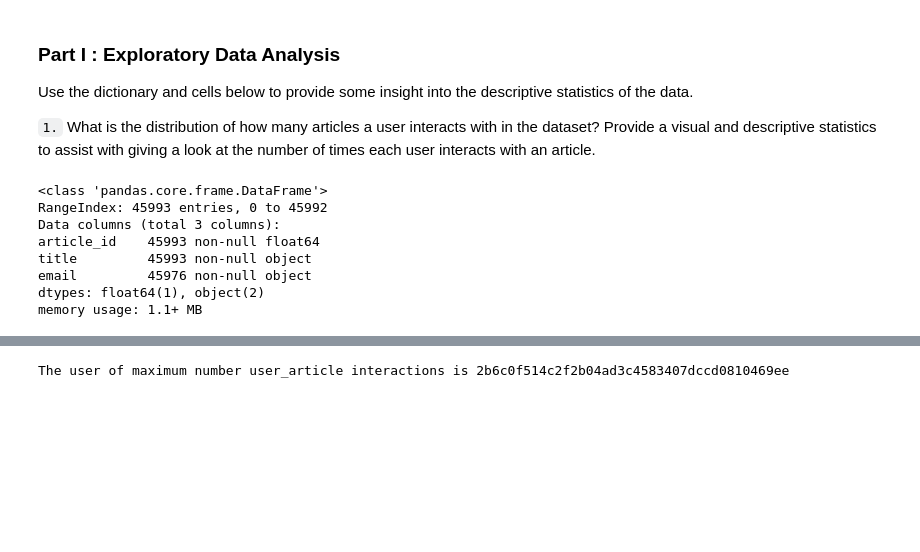
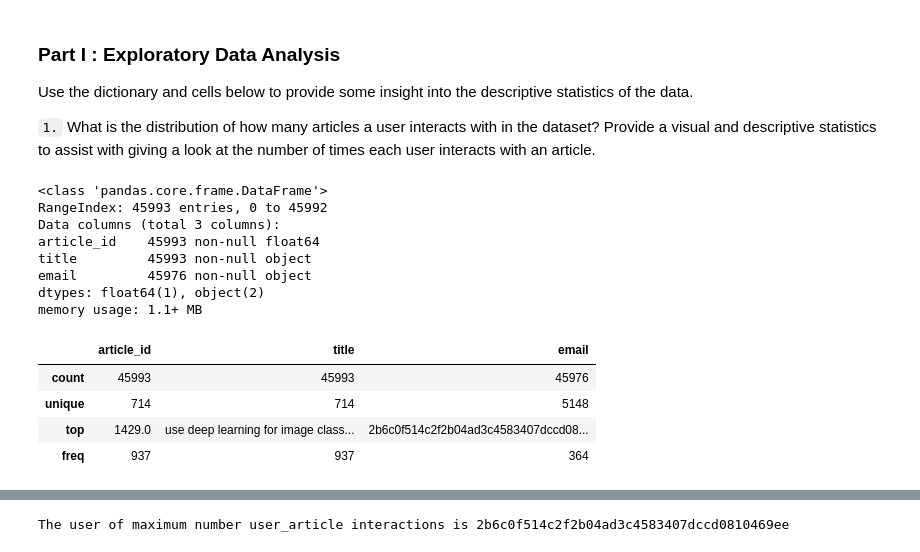
Before and after one commit to ZenRay/DataScientistNanoDegree, a Jupyter notebook: P3_Recommendations/Recommendations_with_IBM.ipynb, the cells around one changed output, grey strips where cells are left out. Drawn from its saved outputs; the diff is of its cells as text; code cells hidden in the pictures; blank space fills up the shorter version.

```diff
--- a/P3_Recommendations/Recommendations_with_IBM.ipynb
+++ b/P3_Recommendations/Recommendations_with_IBM.ipynb
@@ -73,6 +73,14 @@ memory usage: 1.1+ MB
 # %%
 # convert the datatype
 df["article_id"] = df.article_id.apply(str)
+# %%
+df.describe(include="all")
+# %% [output]
+|  | article_id | title | email |
+| count | 45993 | 45993 | 45976 |
+| unique | 714 | 714 | 5148 |
+| top | 1429.0 | use deep learning for image class... | 2b6c0f514c2f2b04ad3c4583407dccd08... |
+| freq | 937 | 937 | 364 |
 # %%
 article_with_user = df.groupby("email")["article_id"].count()
 # %%
```
Also changed, not shown: parts of 18 cells of this notebook.
